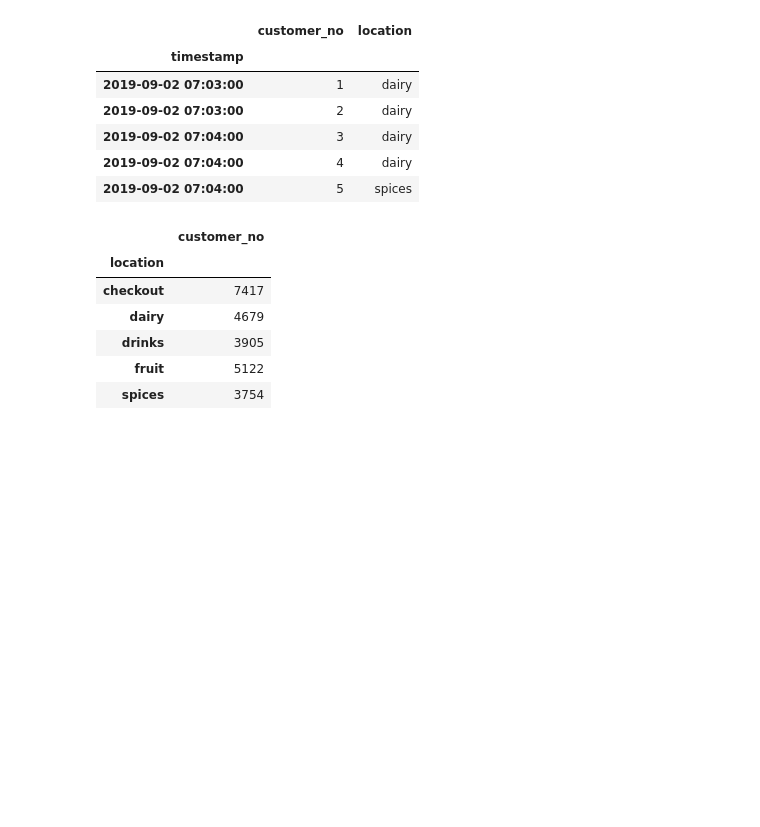
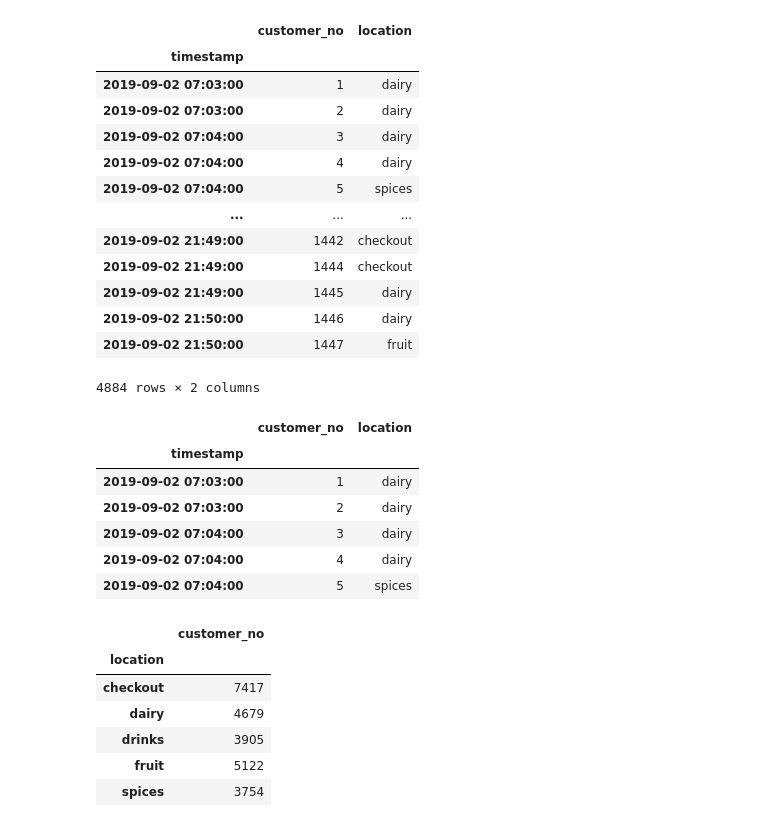
Before and after one commit to mehdijafarzadeh/markov_simulation, a Jupyter notebook: supermarket.ipynb, the cells around one changed output. Saved outputs shown, nothing was run; the diff lists cells and outputs as text; code cells hidden in the pictures; blank space fills up the shorter version.

```diff
--- a/supermarket.ipynb
+++ b/supermarket.ipynb
@@ -2,6 +2,24 @@
 import pandas as pd
 import numpy as np
 import random
+# %%
+df_monday = pd.read_csv('data/monday.csv', sep=';', index_col=0)
+df_monday
+# %% [output]
+|  | customer_no | location |
+| timestamp |  |  |
+| 2019-09-02 07:03:00 | 1 | dairy |
+| 2019-09-02 07:03:00 | 2 | dairy |
+| 2019-09-02 07:04:00 | 3 | dairy |
+| 2019-09-02 07:04:00 | 4 | dairy |
+| 2019-09-02 07:04:00 | 5 | spices |
+| ... | ... | ... |
+| 2019-09-02 21:49:00 | 1442 | checkout |
+| 2019-09-02 21:49:00 | 1444 | checkout |
+| 2019-09-02 21:49:00 | 1445 | dairy |
+| 2019-09-02 21:50:00 | 1446 | dairy |
+| 2019-09-02 21:50:00 | 1447 | fruit |
+4884 rows × 2 columns
 # %%
 df_monday = pd.read_csv('data/monday.csv', sep=';', index_col=0)
 
```
Also changed, not shown: 1 other file.
